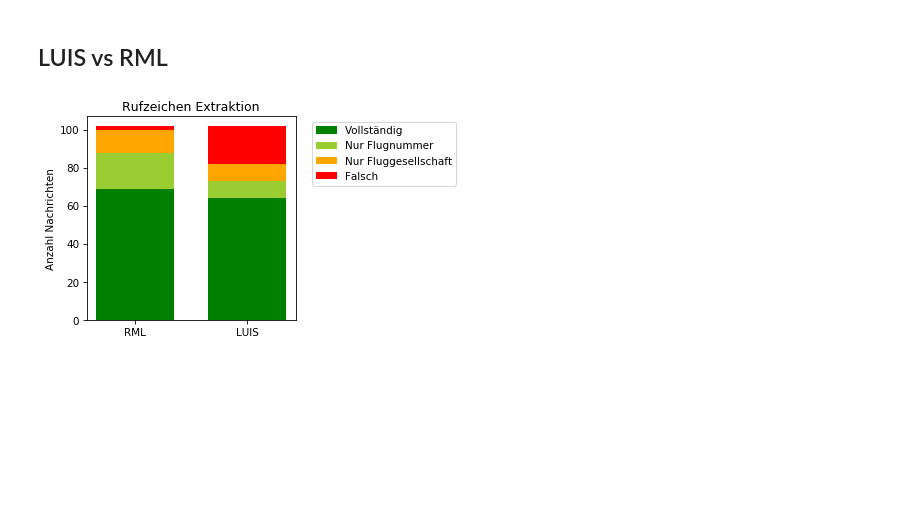
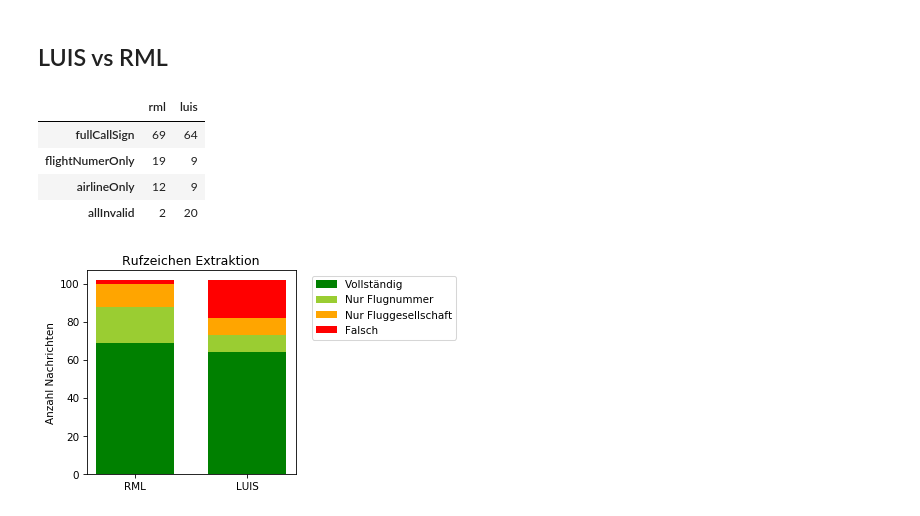
Before and after one commit to vettaioa/FluLoS-Code, a Jupyter notebook: calculation/context/ContextErrorRate.ipynb, the cells around one changed output. Drawn from its saved outputs; the diff is of its cells as text; code cells hidden in the pictures; blank space fills up the shorter version.

```diff
--- a/calculation/context/ContextErrorRate.ipynb
+++ b/calculation/context/ContextErrorRate.ipynb
@@ -1321,5 +1328,13 @@ plt.show()
 # %% [markdown]
 ## LUIS vs RML
+# %%
+pd.DataFrame({'rml': rmlCallsignResults, 'luis': luisCallsignResults})
+# %% [output]
+|  | rml | luis |
+| fullCallSign | 69 | 64 |
+| flightNumerOnly | 19 | 9 |
+| airlineOnly | 12 | 9 |
+| allInvalid | 2 | 20 |
 # %%
 plt.figure(figsize=(3.6, 3.6), dpi=75)
 plt.subplot()
```
Also changed, not shown: parts of 6 cells of this notebook.
